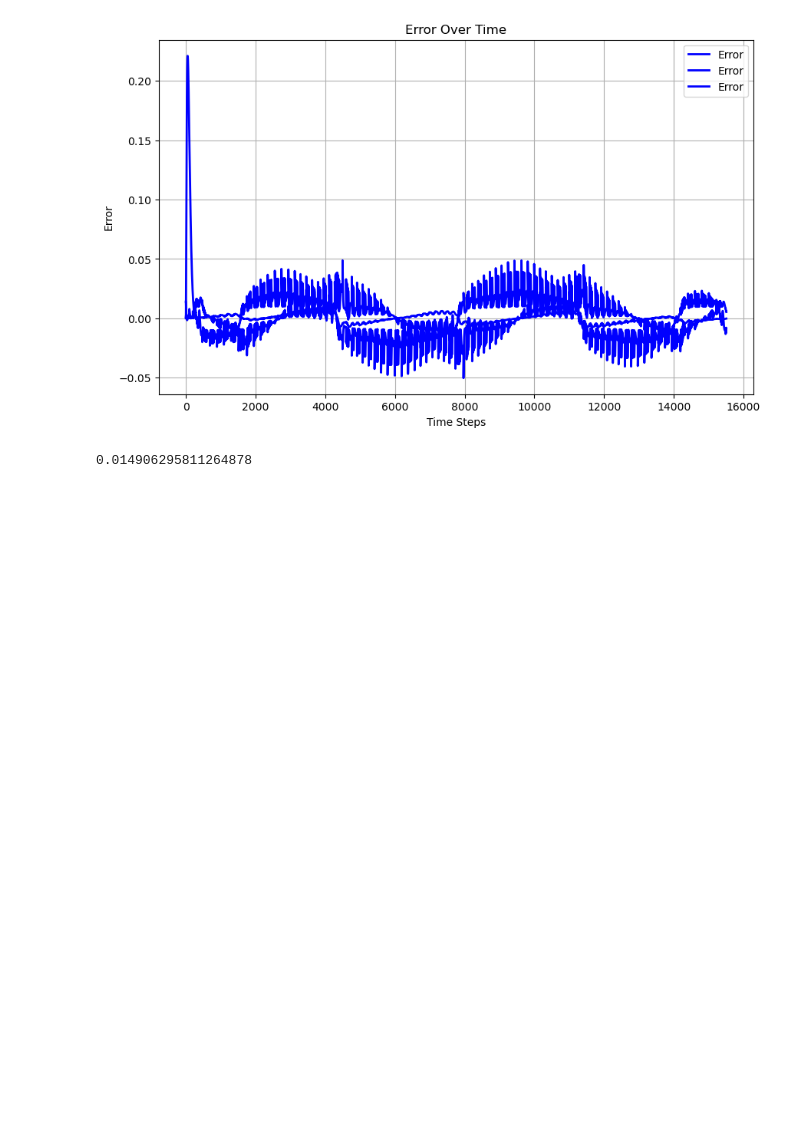
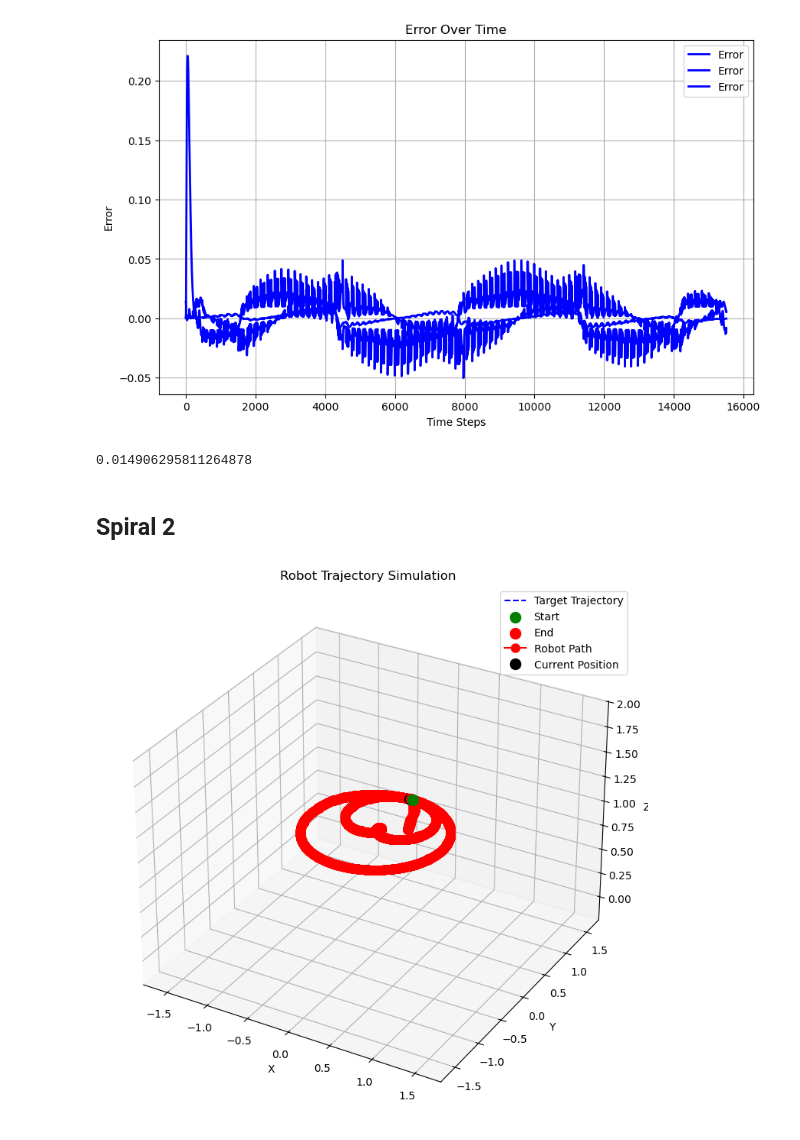
Before and after one commit to damurka5/RL_CDPR, a Jupyter notebook: notebooks/11_SB3_PPO&DDPG&TRPO_evaluation.ipynb, the cells around one changed output. Saved outputs shown, nothing was run; the diff lists cells and outputs as text; code cells hidden in the pictures; blank space fills up the shorter version.

```diff
--- a/notebooks/11_SB3_PPO&DDPG&TRPO_evaluation.ipynb
+++ b/notebooks/11_SB3_PPO&DDPG&TRPO_evaluation.ipynb
@@ -1002,3 +1033,21 @@ mean_err = np.mean(errors**2)
 np.sqrt(mean_err)
 # %% [output]
 0.014906295811264878
+# %% [markdown]
+## Spiral 2
+# %%
+sim_time, sim_steps = 10, int(10/simple_robot_model.dt)
+spiral2 = horizontal_spiral2_trajectory_points(t_span = np.linspace(0, sim_time, sim_steps))
+simple_robot_model.pos = spiral2[0]
+
+Kp, Kd, Ki = 12, 6.5, 10
+states, errors = follow_trajectory_pid(spiral2, simple_robot_model, Kp, Kd, Ki, simple_robot_model.dt)
+# print(states[0:5, :3])
+visualize_simulation(trajectory=spiral2,
+                     robot_states=states,
+                     reached_points=[],
+                     save_animation=True,
+                     gif_name='PID_spiral2',
+                     interval=int(1000/60))
+# %% [output]
+[figure, added]
```
Also changed, not shown: parts of 7 cells of this notebook, 2 other files.
